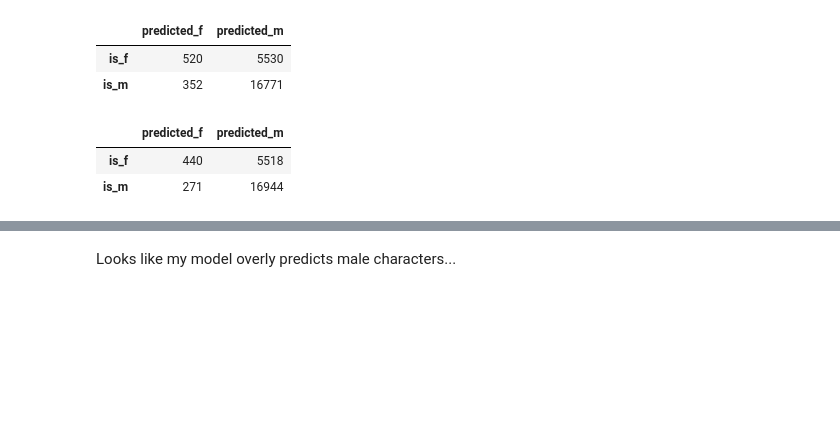
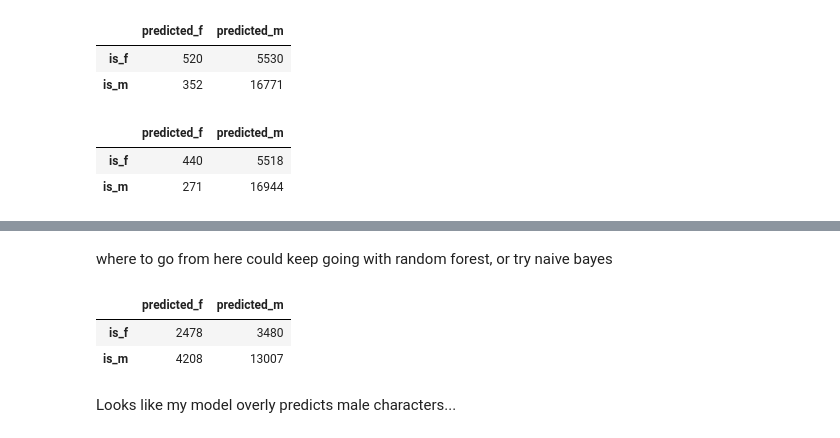
Before and after one commit to jillianhade/capstone_project, a Jupyter notebook: simpson_csv_preprocessing.ipynb, the cells around one changed output, grey strips where cells are left out. Drawn from its saved outputs; the diff is of its cells as text; code cells hidden in the pictures; blank space fills up the shorter version.

```diff
--- a/simpson_csv_preprocessing.ipynb
+++ b/simpson_csv_preprocessing.ipynb
@@ -191,3 +228,14 @@ confusion
+# %% [markdown]
+where to go from here could keep going with random forest, or try naive bayes
+# %%
+# throw tuned_predictions into confusion matrix
+
+confusion = pd.DataFrame(confusion_matrix(y_test, tuned_predictions), columns=['predicted_f', 'predicted_m'], index=['is_f', 'is_m'])
+confusion
+# %% [output]
+|  | predicted_f | predicted_m |
+| is_f | 2478 | 3480 |
+| is_m | 4208 | 13007 |
 # %% [markdown]
 Looks like my model overly predicts male characters...
 # %%
```
Also changed, not shown: parts of 8 cells of this notebook.
